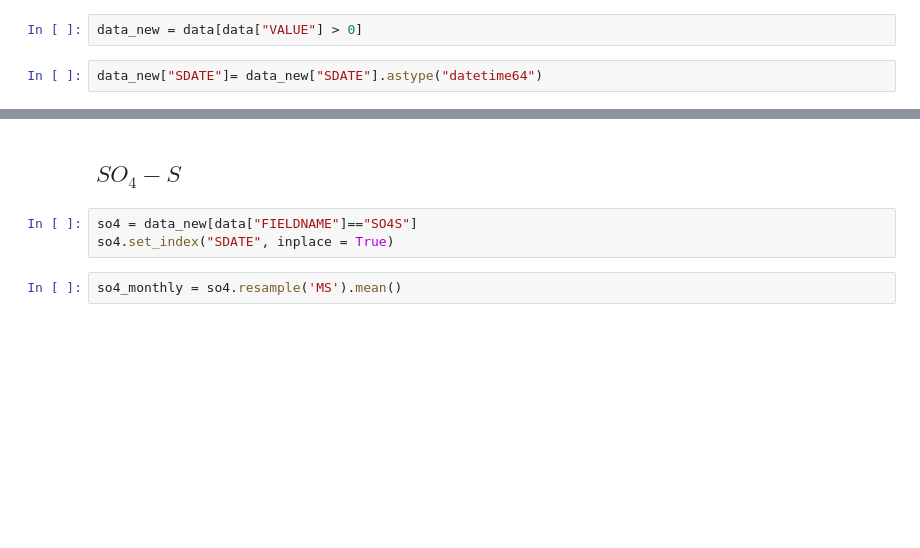
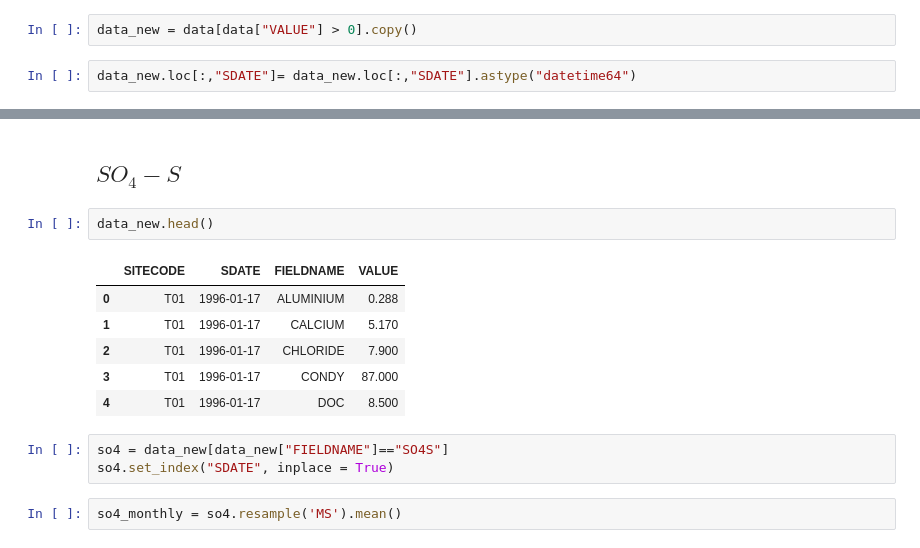
Before and after one commit to vuchau8592/project_data_tidy, a Jupyter notebook: Analysis_dataset.ipynb, the cells around one changed output, grey strips where cells are left out. Drawn from its saved outputs; the diff is of its cells as text; blank space fills up the shorter version.

```diff
--- a/Analysis_dataset.ipynb
+++ b/Analysis_dataset.ipynb
@@ -214,6 +211,6 @@ This part includes how the mean and median of the chemical composition is distri
 
 At this instance, we will be droping zero values from our original dataset to make it more concrete and logical for our further analysis. We will be creating new dataframe.
 # %%
-data_new = data[data["VALUE"] > 0]
+data_new = data[data["VALUE"] > 0].copy()
 # %%
-data_new["SDATE"]= data_new["SDATE"].astype("datetime64")
+data_new.loc[:,"SDATE"]= data_new.loc[:,"SDATE"].astype("datetime64")
@@ -227,8 +218,17 @@ See the caveats in the documentation: https://pandas.pydata.org/pandas-docs/stab
 # Separating each chemical compostion for the study
 # %% [markdown]
 ## $SO_4-S$
+# %%
+data_new.head()
+# %% [output]
+|  | SITECODE | SDATE | FIELDNAME | VALUE |
+| 0 | T01 | 1996-01-17 | ALUMINIUM | 0.288 |
+| 1 | T01 | 1996-01-17 | CALCIUM | 5.170 |
+| 2 | T01 | 1996-01-17 | CHLORIDE | 7.900 |
+| 3 | T01 | 1996-01-17 | CONDY | 87.000 |
+| 4 | T01 | 1996-01-17 | DOC | 8.500 |
 # %%
-so4 = data_new[data["FIELDNAME"]=="SO4S"]
+so4 = data_new[data_new["FIELDNAME"]=="SO4S"]
 so4.set_index("SDATE", inplace = True)
 # %%
 so4_monthly = so4.resample('MS').mean()
```
Also changed, not shown: parts of 26 cells of this notebook, 6 other files.
